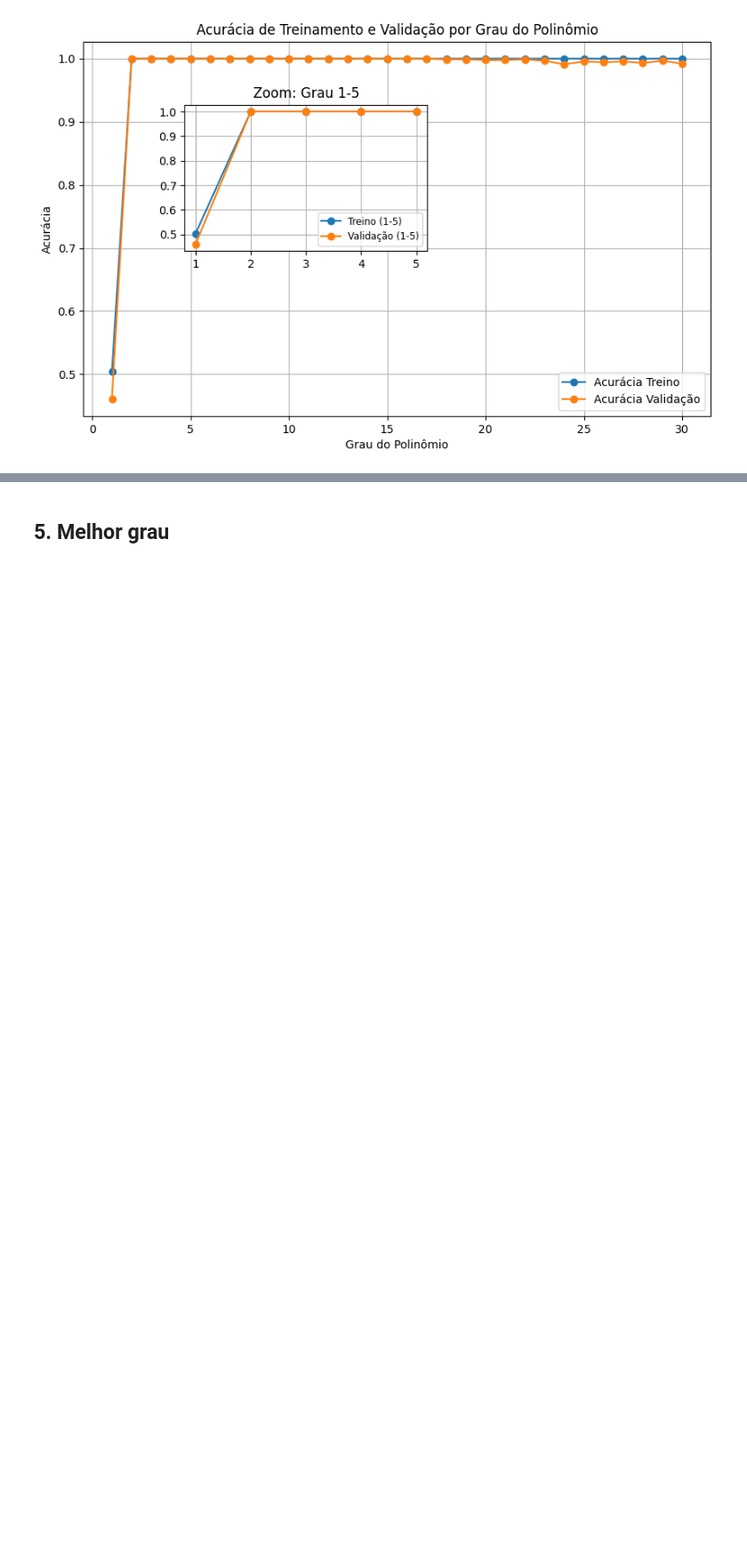
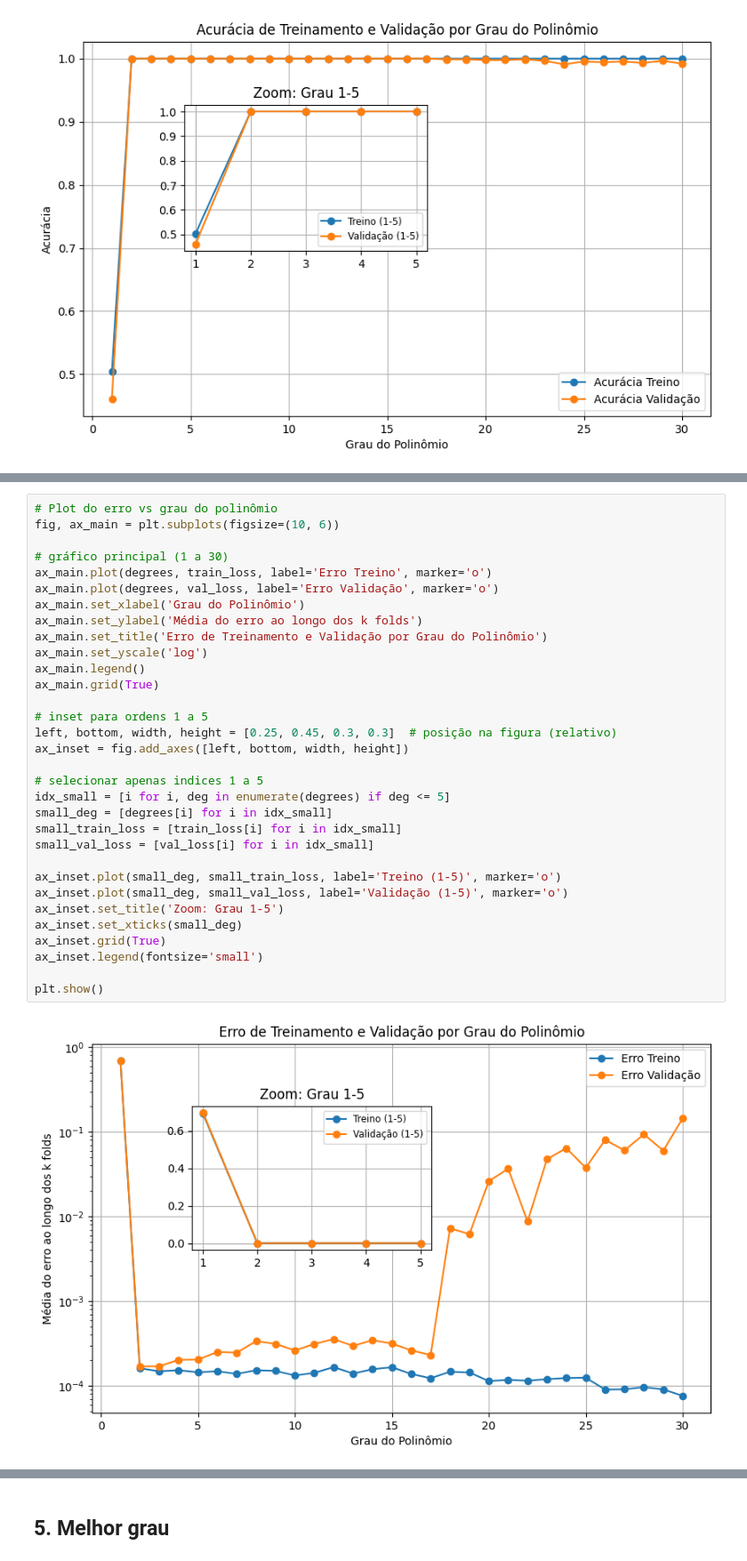
Before and after one commit to zz4fap/c24_inteligencia_artificial, a Jupyter notebook: notebooks/regressão_logística.ipynb, the cells around one changed output, grey strips where cells are left out. Shown at 89% size. Saved outputs shown, nothing was run; the diff lists cells and outputs as text; blank space fills up the shorter version.

```diff
--- a/notebooks/regressão_logística.ipynb
+++ b/notebooks/regressão_logística.ipynb
@@ -196,0 +177,34 @@ plt.show()
+# %%
+# Plot do erro vs grau do polinômio
+fig, ax_main = plt.subplots(figsize=(10, 6))
+
+# gráfico principal (1 a 30)
+ax_main.plot(degrees, train_loss, label='Erro Treino', marker='o')
+ax_main.plot(degrees, val_loss, label='Erro Validação', marker='o')
+ax_main.set_xlabel('Grau do Polinômio')
+ax_main.set_ylabel('Média do erro ao longo dos k folds')
+ax_main.set_title('Erro de Treinamento e Validação por Grau do Polinômio')
+ax_main.set_yscale('log')
+ax_main.legend()
+ax_main.grid(True)
+
+# inset para ordens 1 a 5
+left, bottom, width, height = [0.25, 0.45, 0.3, 0.3]  # posição na figura (relativo)
+ax_inset = fig.add_axes([left, bottom, width, height])
+
+# selecionar apenas indices 1 a 5
+idx_small = [i for i, deg in enumerate(degrees) if deg <= 5]
+small_deg = [degrees[i] for i in idx_small]
+small_train_loss = [train_loss[i] for i in idx_small]
+small_val_loss = [val_loss[i] for i in idx_small]
+
+ax_inset.plot(small_deg, small_train_loss, label='Treino (1-5)', marker='o')
+ax_inset.plot(small_deg, small_val_loss, label='Validação (1-5)', marker='o')
+ax_inset.set_title('Zoom: Grau 1-5')
+ax_inset.set_xticks(small_deg)
+ax_inset.grid(True)
+ax_inset.legend(fontsize='small')
+
+plt.show()
+# %% [output]
+[figure, added]
```
Also changed, not shown: parts of 13 cells of this notebook, 2 other files.
